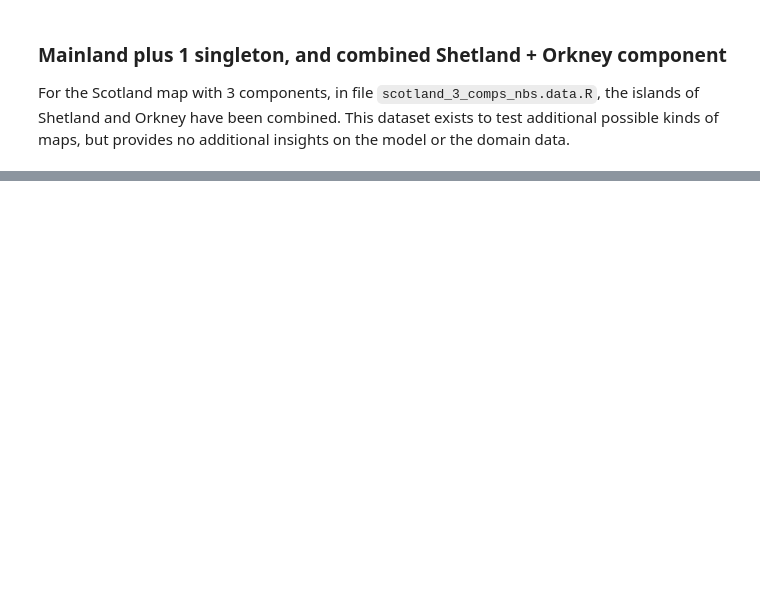
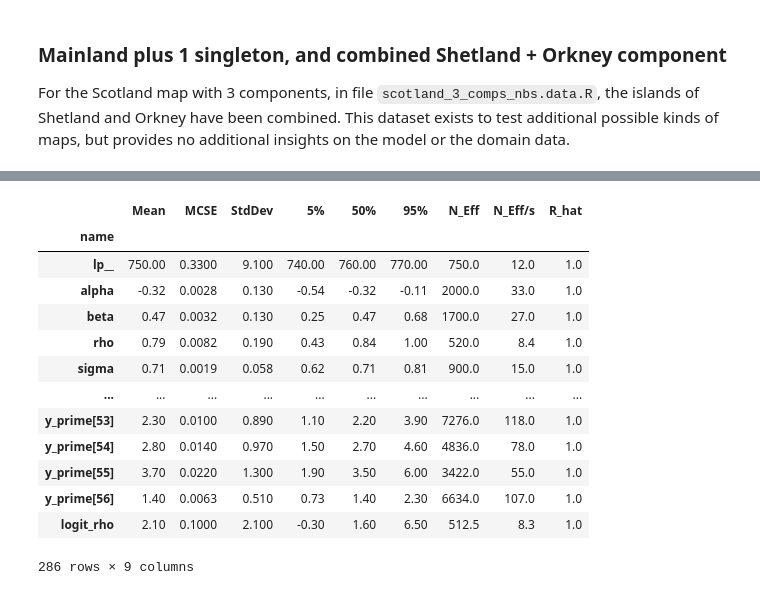
Before and after one commit to stan-dev/example-models, a Jupyter notebook: knitr/car-iar-poisson/update_2021_02/BYM2 islands.ipynb, the cells around one changed output, grey strips where cells are left out. Cells and saved outputs as stored; diff of their text form; code cells hidden in the pictures; blank space fills up the shorter version.

```diff
--- a/knitr/car-iar-poisson/update_2021_02/BYM2 islands.ipynb
+++ b/knitr/car-iar-poisson/update_2021_02/BYM2 islands.ipynb
@@ -254,0 +438,7 @@ bym2_fit.diagnose()
+# %%
+with open('scotland_connected_as_Kgraph.data.json') as fd:
+    s2_data = json.load(fd)
+bym2_islands_model = CmdStanModel(stan_file='bym2_islands.stan')
+bym2_s2_fit = bym2_islands_model.sample(data=s2_data, seed=12345)
+
+s2_summary = bym2_s2_fit.summary()
@@ -256,3 +477,5 @@ bym2_fit.diagnose()
 ### Mainland plus 1 singleton, and combined Shetland + Orkney component
 
 For the Scotland map with 3 components, in file `scotland_3_comps_nbs.data.R`, the islands of Shetland and Orkney have been combined.  This dataset exists to test additional possible kinds of maps, but provides no additional insights on the model or the domain data.
+# %%
+bym2_c3_fit = bym2_islands_model.sample(data='scotland_3_comp.data.json', seed=12345)
@@ -258,0 +491,18 @@ For the Scotland map with 3 components, in file `scotland_3_comps_nbs.data.R`, t
+# %%
+c3_summary = bym2_c3_fit.summary()
+c3_summary
+# %% [output]
+|  | Mean | MCSE | StdDev | 5% | 50% | 95% | N_Eff | N_Eff/s | R_hat |
+| name |  |  |  |  |  |  |  |  |  |
+| lp__ | 750.00 | 0.3300 | 9.100 | 740.00 | 760.00 | 770.00 | 750.0 | 12.0 | 1.0 |
+| alpha | -0.32 | 0.0028 | 0.130 | -0.54 | -0.32 | -0.11 | 2000.0 | 33.0 | 1.0 |
+| beta | 0.47 | 0.0032 | 0.130 | 0.25 | 0.47 | 0.68 | 1700.0 | 27.0 | 1.0 |
+| rho | 0.79 | 0.0082 | 0.190 | 0.43 | 0.84 | 1.00 | 520.0 | 8.4 | 1.0 |
+| sigma | 0.71 | 0.0019 | 0.058 | 0.62 | 0.71 | 0.81 | 900.0 | 15.0 | 1.0 |
+| ... | ... | ... | ... | ... | ... | ... | ... | ... | ... |
+| y_prime[53] | 2.30 | 0.0100 | 0.890 | 1.10 | 2.20 | 3.90 | 7276.0 | 118.0 | 1.0 |
+| y_prime[54] | 2.80 | 0.0140 | 0.970 | 1.50 | 2.70 | 4.60 | 4836.0 | 78.0 | 1.0 |
+| y_prime[55] | 3.70 | 0.0220 | 1.300 | 1.90 | 3.50 | 6.00 | 3422.0 | 55.0 | 1.0 |
+| y_prime[56] | 1.40 | 0.0063 | 0.510 | 0.73 | 1.40 | 2.30 | 6634.0 | 107.0 | 1.0 |
+| logit_rho | 2.10 | 0.1000 | 2.100 | -0.30 | 1.60 | 6.50 | 512.5 | 8.3 | 1.0 |
+286 rows × 9 columns
```
Also changed, not shown: parts of 29 cells of this notebook, 2 other files.
